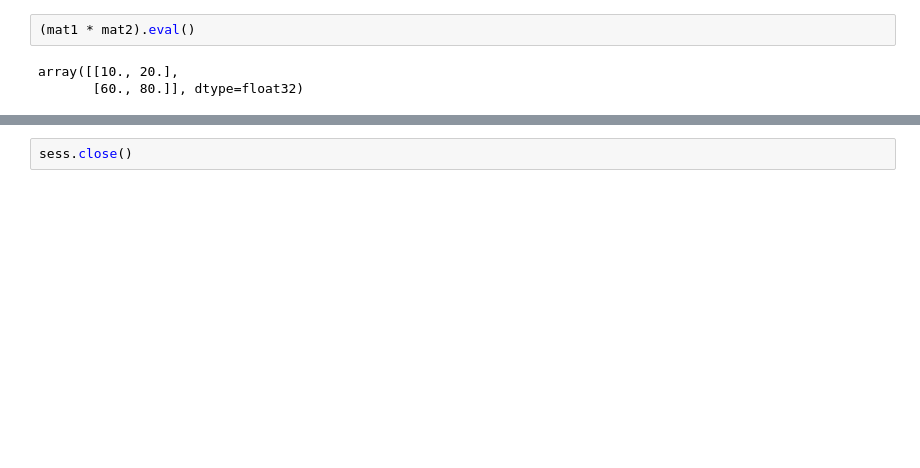
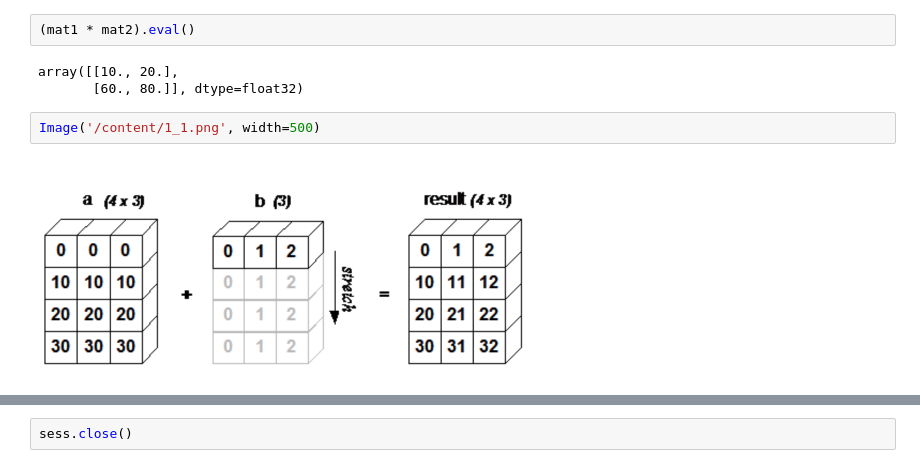
Before and after one commit to devkim0219/ml_dl_projects, a Jupyter notebook: dl/1. tensorflow_basic.ipynb, the cells around one changed output, grey strips where cells are left out. Cells and saved outputs as stored; diff of their text form; blank space fills up the shorter version.

```diff
--- a/dl/1. tensorflow_basic.ipynb
+++ b/dl/1. tensorflow_basic.ipynb
@@ -178,3 +205,7 @@ array([[ 50.],
 # %% [output]
 array([[10., 20.],
        [60., 80.]], dtype=float32)
+# %%
+Image('/content/1_1.png', width=500)
+# %% [output]
+[figure, added]
```
Also changed, not shown: parts of 16 cells of this notebook, 4 other files.
